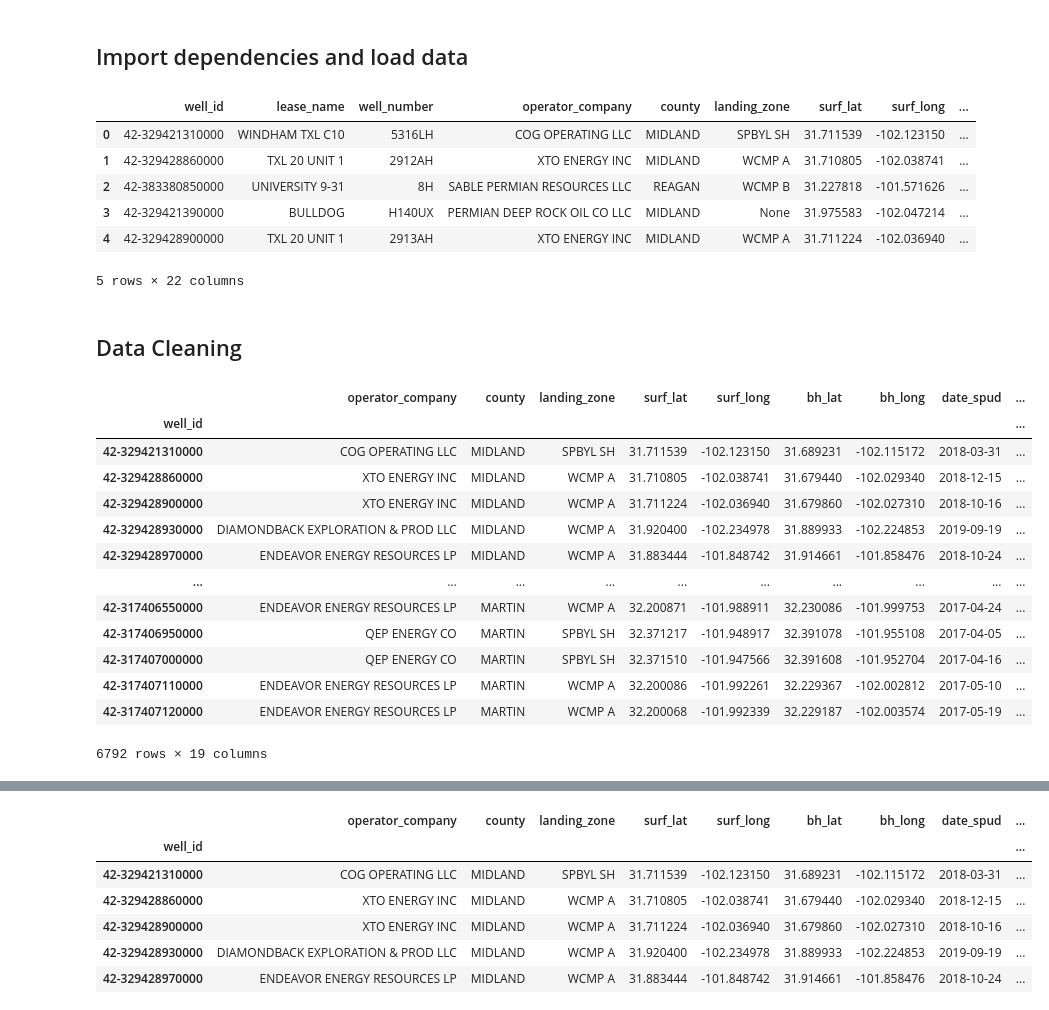
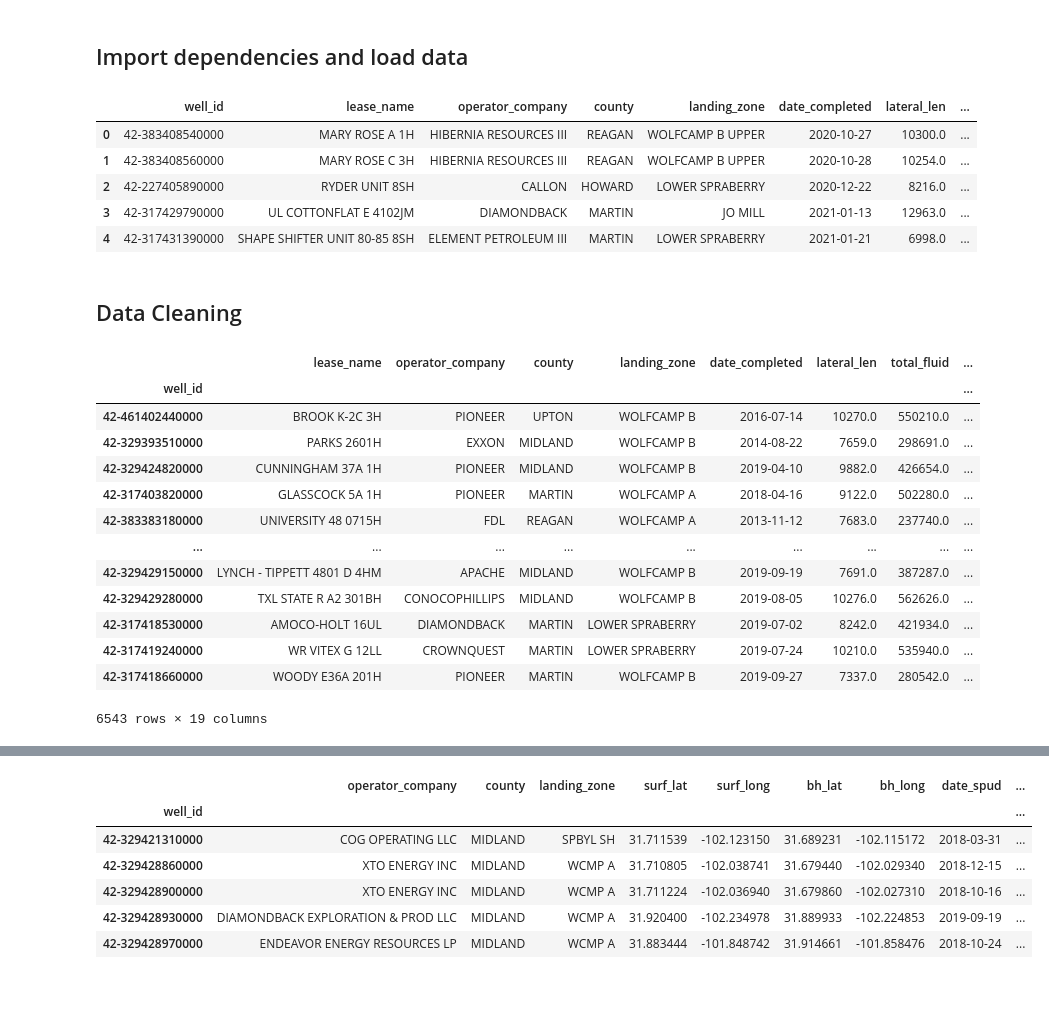
Before and after one commit to Auelocks/Friday_Night_Lights, a Jupyter notebook: Permian_ML_Model_OHE.ipynb, the cells around one changed output, grey strips where cells are left out. Drawn from its saved outputs; the diff is of its cells as text; code cells hidden in the pictures.

```diff
--- a/Permian_ML_Model_OHE.ipynb
+++ b/Permian_ML_Model_OHE.ipynb
@@ -19,7 +19,7 @@ import matplotlib.pyplot as plt
 from sklearn.preprocessing import OneHotEncoder
 # %%
 # Connection string to PostgreSQL
-db_string = f"postgresql://postgres:{db_password}@127.0.0.1:5432/MidlandBasin_data"
+db_string = f"postgresql://postgres:{db_password}@127.0.0.1:5432/FNL_WellData"
 
 # Create database engine
 engine = create_engine(db_string)
@@ -28,52 +28,54 @@ engine = create_engine(db_string)
 df = pd.read_sql_query('select * from "well_data"', con=engine)
 df.head()
 # %% [output]
-|  | well_id | lease_name | well_number | operator_company | county | landing_zone | surf_lat | surf_long | ... |
-| 0 | 42-329421310000 | WINDHAM TXL C10 | 5316LH | COG OPERATING LLC | MIDLAND | SPBYL SH | 31.711539 | -102.123150 | ... |
-| 1 | 42-329428860000 | TXL 20 UNIT 1 | 2912AH | XTO ENERGY INC | MIDLAND | WCMP A | 31.710805 | -102.038741 | ... |
-| 2 | 42-383380850000 | UNIVERSITY 9-31 | 8H | SABLE PERMIAN RESOURCES LLC | REAGAN | WCMP B | 31.227818 | -101.571626 | ... |
-| 3 | 42-329421390000 | BULLDOG | H140UX | PERMIAN DEEP ROCK OIL CO LLC | MIDLAND | None | 31.975583 | -102.047214 | ... |
-| 4 | 42-329428900000 | TXL 20 UNIT 1 | 2913AH | XTO ENERGY INC | MIDLAND | WCMP A | 31.711224 | -102.036940 | ... |
+|  | well_id | lease_name | operator_company | county | landing_zone | date_completed | lateral_len | ... |
+| 0 | 42-383408540000 | MARY ROSE A 1H | HIBERNIA RESOURCES III | REAGAN | WOLFCAMP B UPPER | 2020-10-27 | 10300.0 | ... |
+| 1 | 42-383408560000 | MARY ROSE C 3H | HIBERNIA RESOURCES III | REAGAN | WOLFCAMP B UPPER | 2020-10-28 | 10254.0 | ... |
+| 2 | 42-227405890000 | RYDER UNIT 8SH | CALLON | HOWARD | LOWER SPRABERRY | 2020-12-22 | 8216.0 | ... |
+| 3 | 42-317429790000 | UL COTTONFLAT E 4102JM | DIAMONDBACK | MARTIN | JO MILL | 2021-01-13 | 12963.0 | ... |
+| 4 | 42-317431390000 | SHAPE SHIFTER UNIT 80-85 8SH | ELEMENT PETROLEUM III | MARTIN | LOWER SPRABERRY | 2021-01-21 | 6998.0 | ... |
-5 rows × 22 columns
 # %% [markdown]
 ## Data Cleaning
+# %%
+# Remove duplicate columns
+df = df.drop(columns = ["lease_name"])
 # %%
 # Drop the columns where all values are null
 df = df.dropna(axis='columns', how="all")
 
 # Drop the NaN rows
 df = df.dropna()
 
-# Remove duplicate columns
-df = df.drop(columns = ["lease_name", "well_number"])
-
 # Convert date objects to datetime
-df['date_spud'] = pd.to_datetime(df["date_spud"], yearfirst=True)
 df['date_completed'] = pd.to_datetime(df["date_completed"],yearfirst=True)
 
 # Key columns cannot have null values.
 df["landing_zone"] = df["landing_zone"].dropna()
 df["lateral_len"] = df["lateral_len"].dropna()
 df["fluid"] = df["fluid"].dropna()
 df["prop"] = df["prop"].dropna()
 df["avg_ppg"] = df["avg_ppg"].dropna()
 df["oil_eur"] = df["oil_eur"].dropna()
+df["isopach"] = df["isopach"].dropna()
+df["porosity"] = df["porosity"].dropna()
+df["sw"] = df["sw"].dropna()
+df["fvf"] = df["fvf"].dropna()
 df.isnull().sum(axis = 0)
 df.set_index("well_id",inplace=True)
 
 df
 # %% [output]
-|  | operator_company | county | landing_zone | surf_lat | surf_long | bh_lat | bh_long | date_spud | ... |
-| well_id |  |  |  |  |  |  |  |  | ... |
-| 42-329421310000 | COG OPERATING LLC | MIDLAND | SPBYL SH | 31.711539 | -102.123150 | 31.689231 | -102.115172 | 2018-03-31 | ... |
-| 42-329428860000 | XTO ENERGY INC | MIDLAND | WCMP A | 31.710805 | -102.038741 | 31.679440 | -102.029340 | 2018-12-15 | ... |
-| 42-329428900000 | XTO ENERGY INC | MIDLAND | WCMP A | 31.711224 | -102.036940 | 31.679860 | -102.027310 | 2018-10-16 | ... |
-| 42-329428930000 | DIAMONDBACK EXPLORATION & PROD LLC | MIDLAND | WCMP A | 31.920400 | -102.234978 | 31.889933 | -102.224853 | 2019-09-19 | ... |
-| 42-329428970000 | ENDEAVOR ENERGY RESOURCES LP | MIDLAND | WCMP A | 31.883444 | -101.848742 | 31.914661 | -101.858476 | 2018-10-24 | ... |
-| ... | ... | ... | ... | ... | ... | ... | ... | ... | ... |
-| 42-317406550000 | ENDEAVOR ENERGY RESOURCES LP | MARTIN | WCMP A | 32.200871 | -101.988911 | 32.230086 | -101.999753 | 2017-04-24 | ... |
-| 42-317406950000 | QEP ENERGY CO | MARTIN | SPBYL SH | 32.371217 | -101.948917 | 32.391078 | -101.955108 | 2017-04-05 | ... |
-| 42-317407000000 | QEP ENERGY CO | MARTIN | SPBYL SH | 32.371510 | -101.947566 | 32.391608 | -101.952704 | 2017-04-16 | ... |
-| 42-317407110000 | ENDEAVOR ENERGY RESOURCES LP | MARTIN | WCMP A | 32.200086 | -101.992261 | 32.229367 | -102.002812 | 2017-05-10 | ... |
-| 42-317407120000 | ENDEAVOR ENERGY RESOURCES LP | MARTIN | WCMP A | 32.200068 | -101.992339 | 32.229187 | -102.003574 | 2017-05-19 | ... |
+|  | lease_name | operator_company | county | landing_zone | date_completed | lateral_len | total_fluid | ... |
+| well_id |  |  |  |  |  |  |  | ... |
+| 42-461402440000 | BROOK K-2C 3H | PIONEER | UPTON | WOLFCAMP B | 2016-07-14 | 10270.0 | 550210.0 | ... |
+| 42-329393510000 | PARKS 2601H | EXXON | MIDLAND | WOLFCAMP B | 2014-08-22 | 7659.0 | 298691.0 | ... |
+| 42-329424820000 | CUNNINGHAM 37A 1H | PIONEER | MIDLAND | WOLFCAMP B | 2019-04-10 | 9882.0 | 426654.0 | ... |
+| 42-317403820000 | GLASSCOCK 5A 1H | PIONEER | MARTIN | WOLFCAMP A | 2018-04-16 | 9122.0 | 502280.0 | ... |
+| 42-383383180000 | UNIVERSITY 48 0715H | FDL | REAGAN | WOLFCAMP A | 2013-11-12 | 7683.0 | 237740.0 | ... |
+| ... | ... | ... | ... | ... | ... | ... | ... | ... |
+| 42-329429150000 | LYNCH - TIPPETT 4801 D 4HM | APACHE | MIDLAND | WOLFCAMP B | 2019-09-19 | 7691.0 | 387287.0 | ... |
+| 42-329429280000 | TXL STATE R A2 301BH | CONOCOPHILLIPS | MIDLAND | WOLFCAMP B | 2019-08-05 | 10276.0 | 562626.0 | ... |
+| 42-317418530000 | AMOCO-HOLT 16UL | DIAMONDBACK | MARTIN | LOWER SPRABERRY | 2019-07-02 | 8242.0 | 421934.0 | ... |
+| 42-317419240000 | WR VITEX G 12LL | CROWNQUEST | MARTIN | LOWER SPRABERRY | 2019-07-24 | 10210.0 | 535940.0 | ... |
+| 42-317418660000 | WOODY E36A 201H | PIONEER | MARTIN | WOLFCAMP B | 2019-09-27 | 7337.0 | 280542.0 | ... |
-6792 rows × 19 columns
+6543 rows × 19 columns
```
Also changed, not shown: parts of 4 cells of this notebook.
